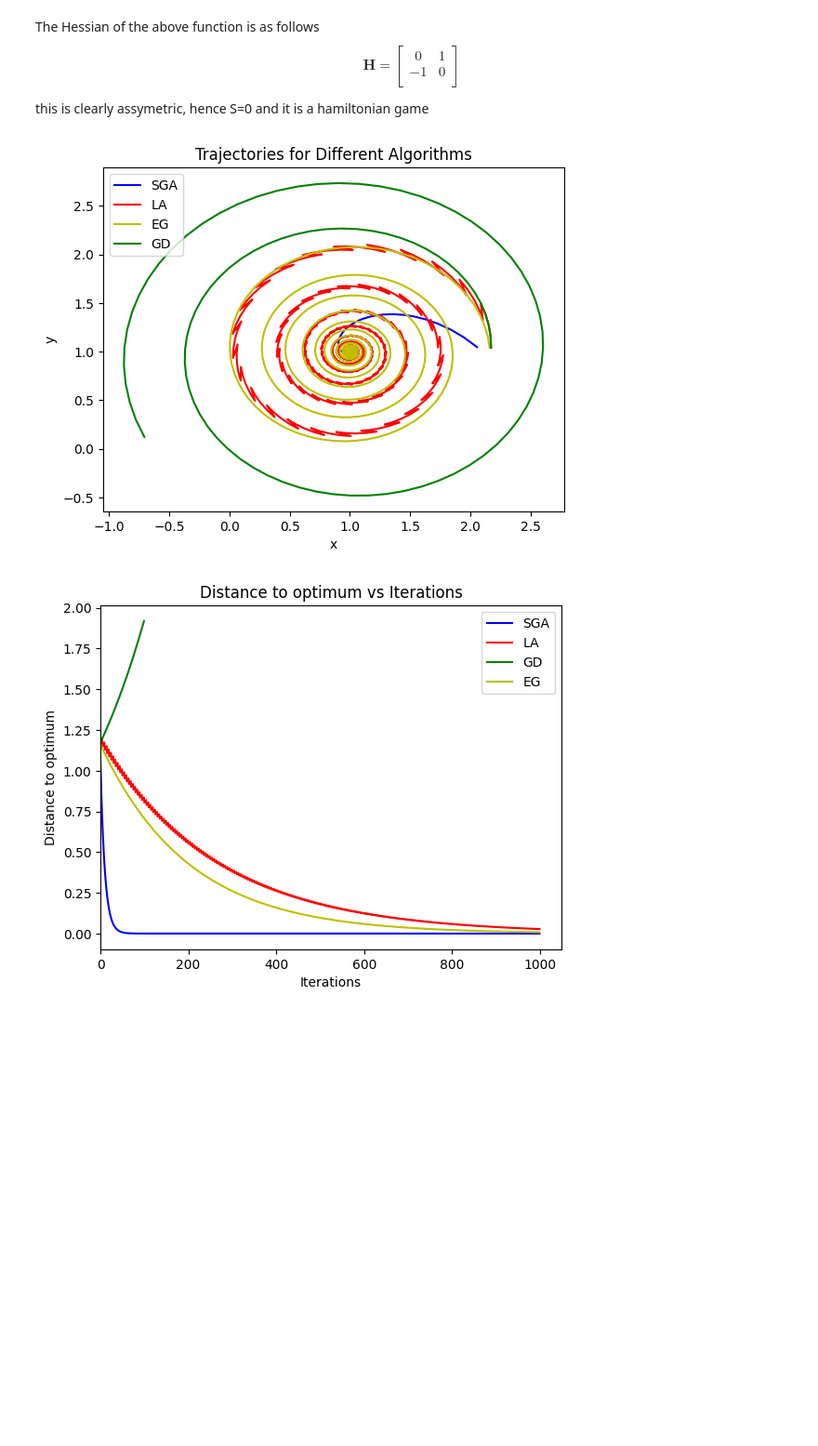
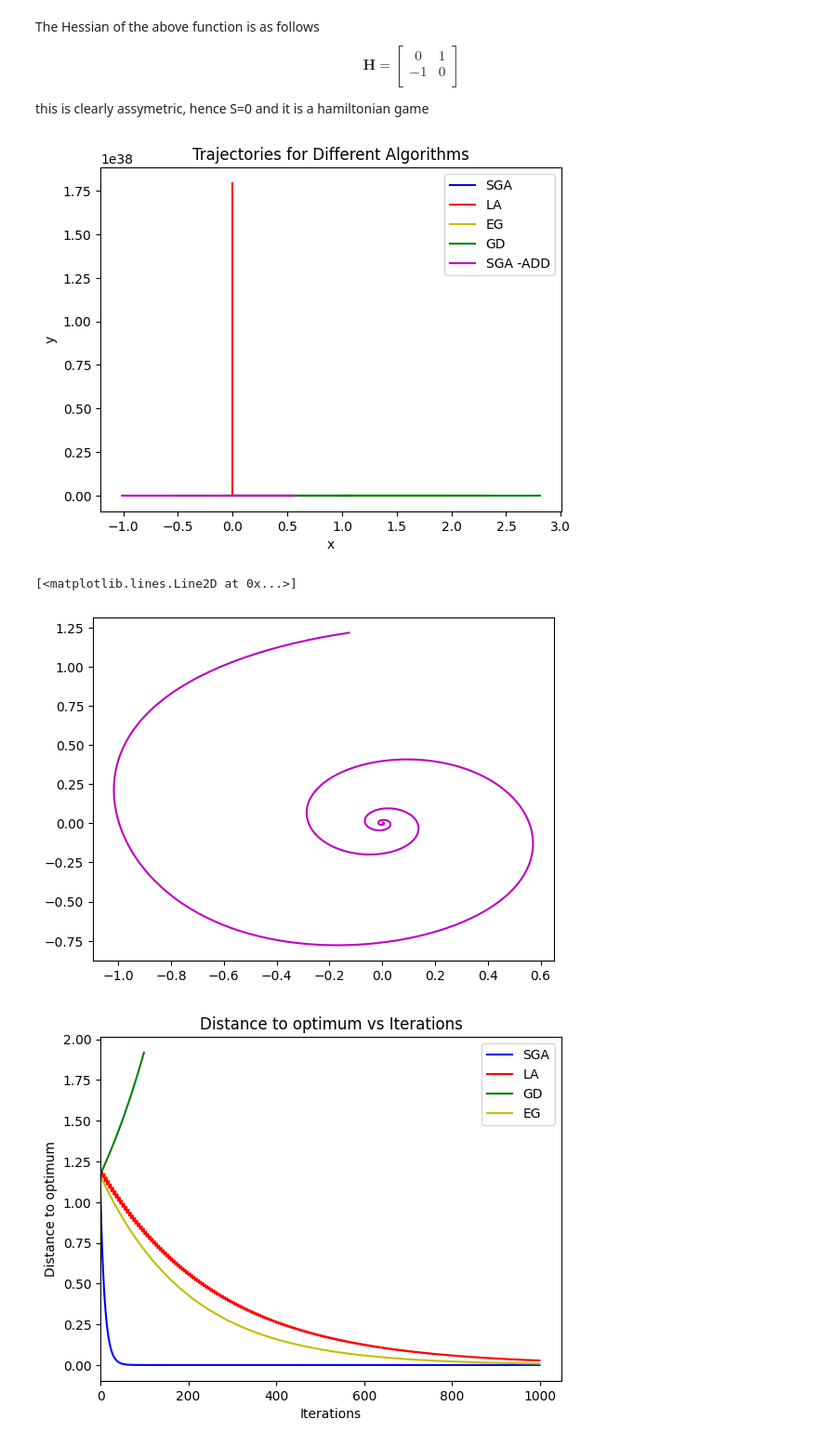
Before and after one commit to aniketSanyal/GamesInMLProject, a Jupyter notebook: Symplectic_Gradient_Adjustment_with_Lookahead.ipynb, the cells around one changed output. Shown at 93% size. Cells and saved outputs as stored; diff of their text form; code cells hidden in the pictures; blank space fills up the shorter version.

```diff
--- a/Symplectic_Gradient_Adjustment_with_Lookahead.ipynb
+++ b/Symplectic_Gradient_Adjustment_with_Lookahead.ipynb
@@ -264,6 +286,9 @@ plt.plot(th_out_x_eg, th_out_y_eg, linestyle='-', color='y', label='EG')
 th_out_x_gd, th_out_y_gd, losses_out_gd, distances_gd  = run_and_plot('gd', th_initial, game_Ls,solution=(1,1))
 plt.plot(th_out_x_gd[:100], th_out_y_gd[:100], linestyle='-', color='g', label='GD')
 
+th_out_x_sga_add, th_out_y_sga_add, losses_out_sga_add, distances_sga_add = run_and_plot('sga-add', th_initial, Ls)
+
+
 
 plt.title('Trajectories for Different Algorithms')
 plt.xlabel('x')
@@ -271,7 +296,12 @@ plt.ylabel('y')
 plt.legend()
 plt.show()
 # %% [output]
-[figure, old version]
+[figure, new version]
+# %%
+plt.plot(th_out_x_sga_add, th_out_y_sga_add,linestyle='-', color='m', label='SGA -ADD')
+# %% [output]
+[<matplotlib.lines.Line2D at 0x...>]
+[figure, added]
 # %%
 plt.plot(distances_sga, linestyle='-', color='b', label='SGA')
 plt.plot(distances_la,  linestyle='-', color='r', label='LA')
```
Also changed, not shown: parts of 10 cells of this notebook.
